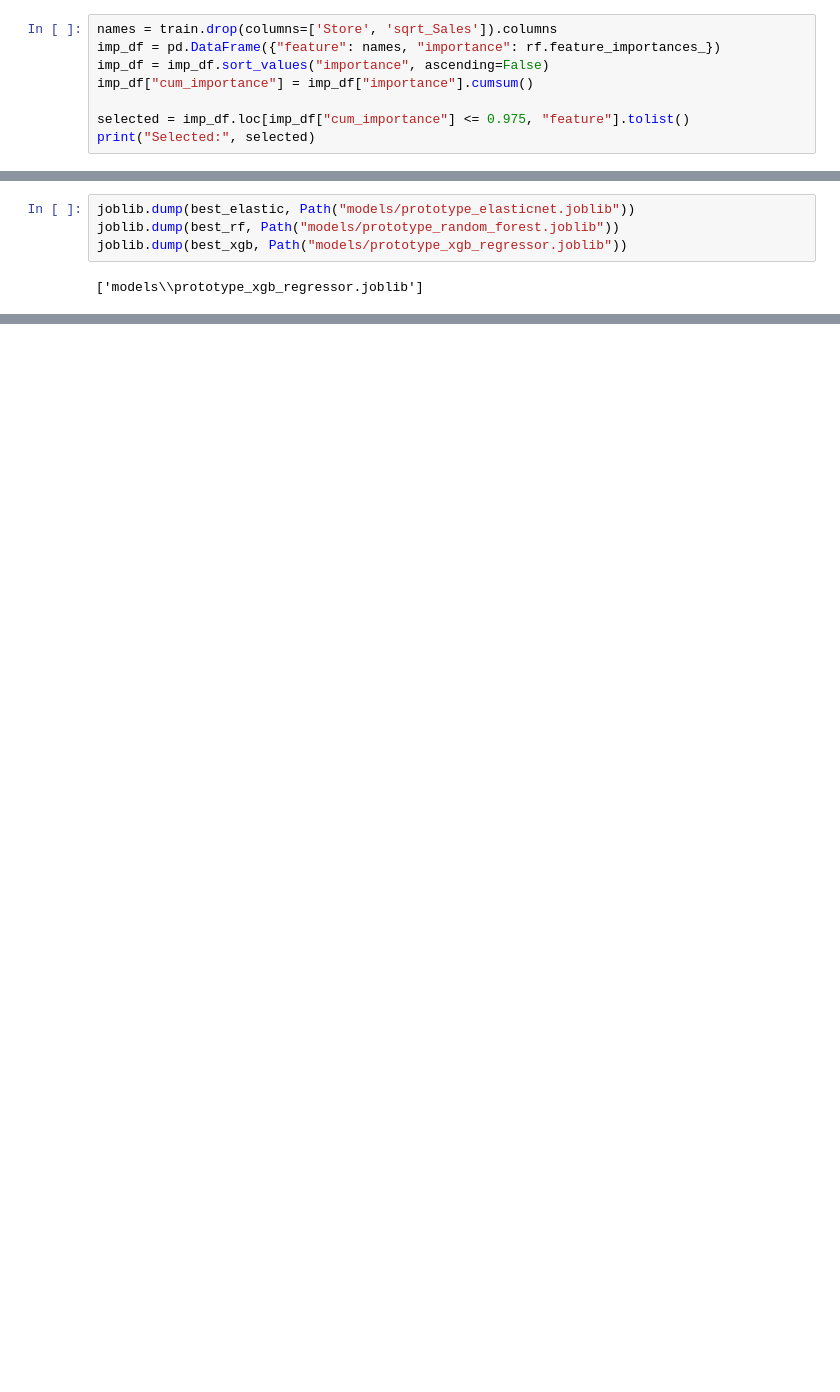
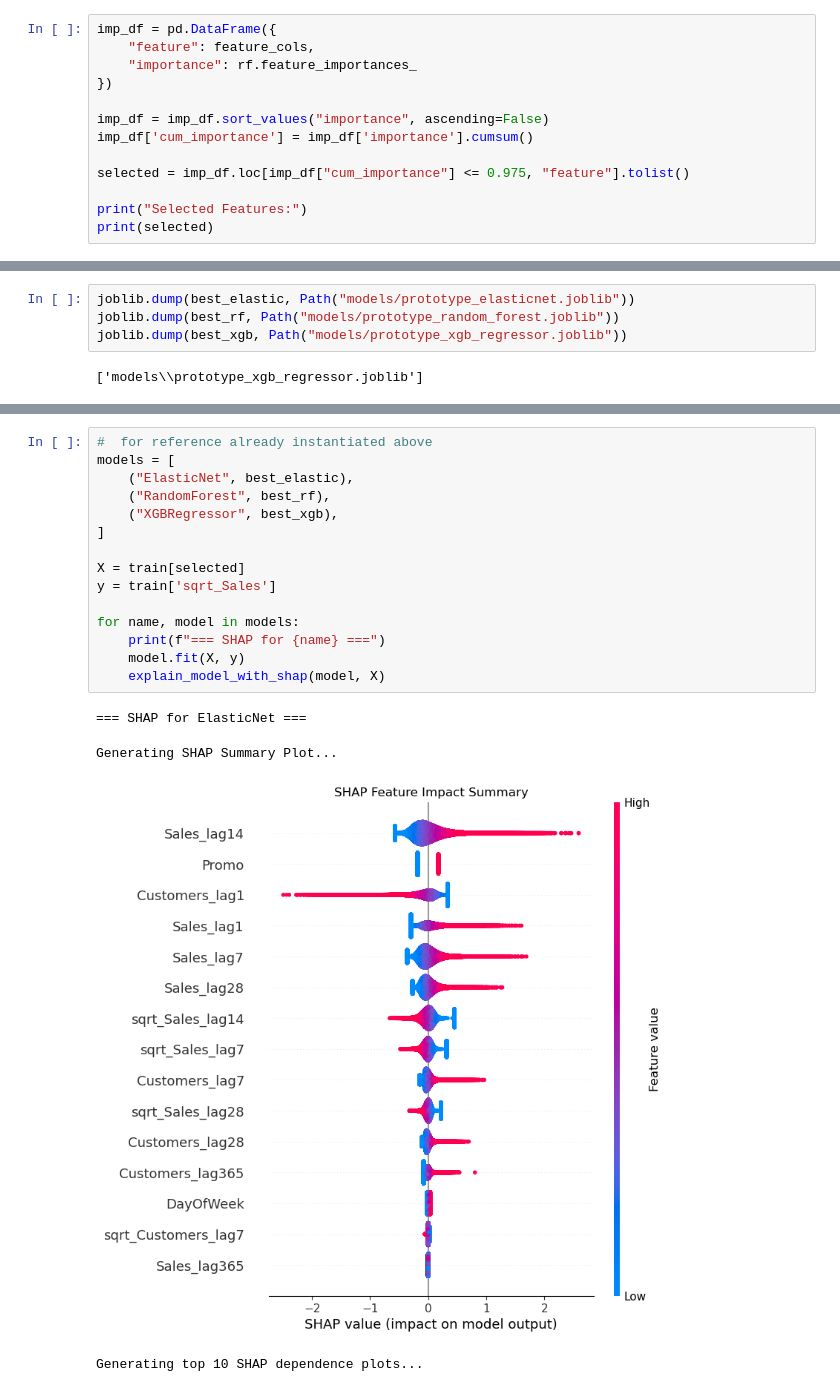
Before and after one commit to CarlosHernandez3/CAP_3764_2025_Fall_Team_2, a Jupyter notebook: notebooks/prototype_models.ipynb, the cells around one changed output, grey strips where cells are left out. Cells and saved outputs as stored; diff of their text form; blank space fills up the shorter version.

```diff
--- a/notebooks/prototype_models.ipynb
+++ b/notebooks/prototype_models.ipynb
@@ -180,11 +199,16 @@ Promo2_Interval_in_Sept: 0.0000
 # %% [markdown]
 > 🌟 **Feature Spotlight:** Let's reveal the most important features according to the Random Forest.
 # %%
-names = train.drop(columns=['Store', 'sqrt_Sales']).columns
-imp_df = pd.DataFrame({"feature": names, "importance": rf.feature_importances_})
+imp_df = pd.DataFrame({
+    "feature": feature_cols,
+    "importance": rf.feature_importances_
+})
+
 imp_df = imp_df.sort_values("importance", ascending=False)
-imp_df["cum_importance"] = imp_df["importance"].cumsum()
+imp_df['cum_importance'] = imp_df['importance'].cumsum()
 
 selected = imp_df.loc[imp_df["cum_importance"] <= 0.975, "feature"].tolist()
-print("Selected:", selected)
+
+print("Selected Features:")
+print(selected)
 # %% [output]
@@ -433,0 +531,20 @@ joblib.dump(best_xgb, Path("models/prototype_xgb_regressor.joblib"))
+# %%
+#  for reference already instantiated above
+models = [
+    ("ElasticNet", best_elastic),
+    ("RandomForest", best_rf),
+    ("XGBRegressor", best_xgb),
+]
+
+X = train[selected]
+y = train['sqrt_Sales']
+
+for name, model in models:
+    print(f"=== SHAP for {name} ===")
+    model.fit(X, y)
+    explain_model_with_shap(model, X)
+# %% [output]
+=== SHAP for ElasticNet ===
+Generating SHAP Summary Plot...
+[figure, added]
+Generating top 10 SHAP dependence plots...
```
Also changed, not shown: parts of 21 cells of this notebook, 7 other files.
